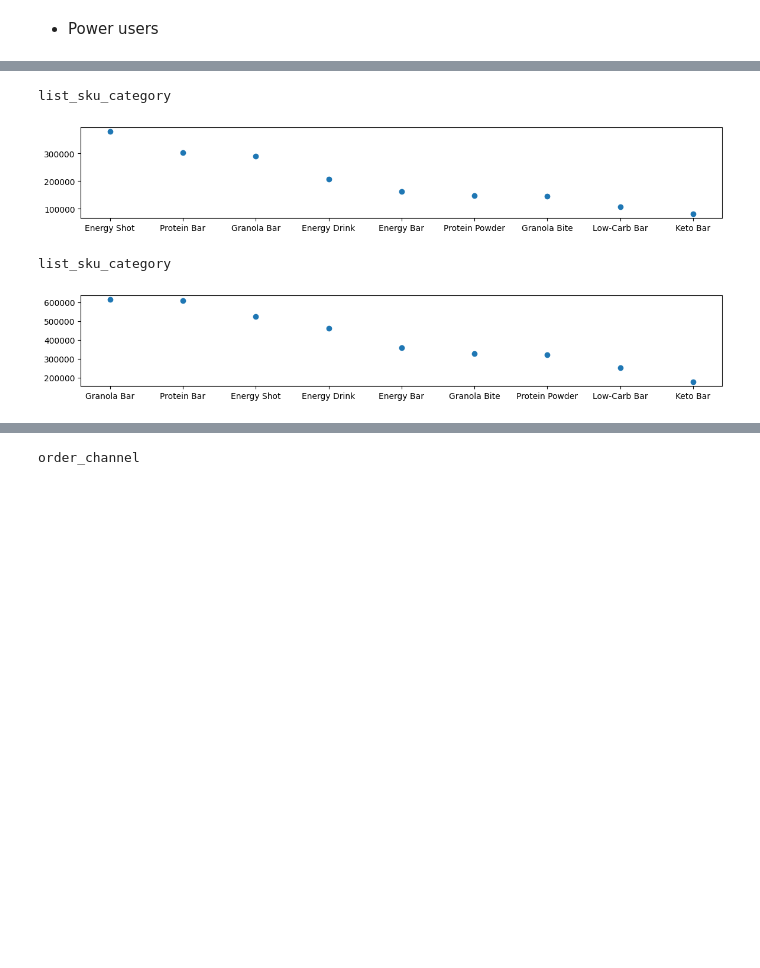
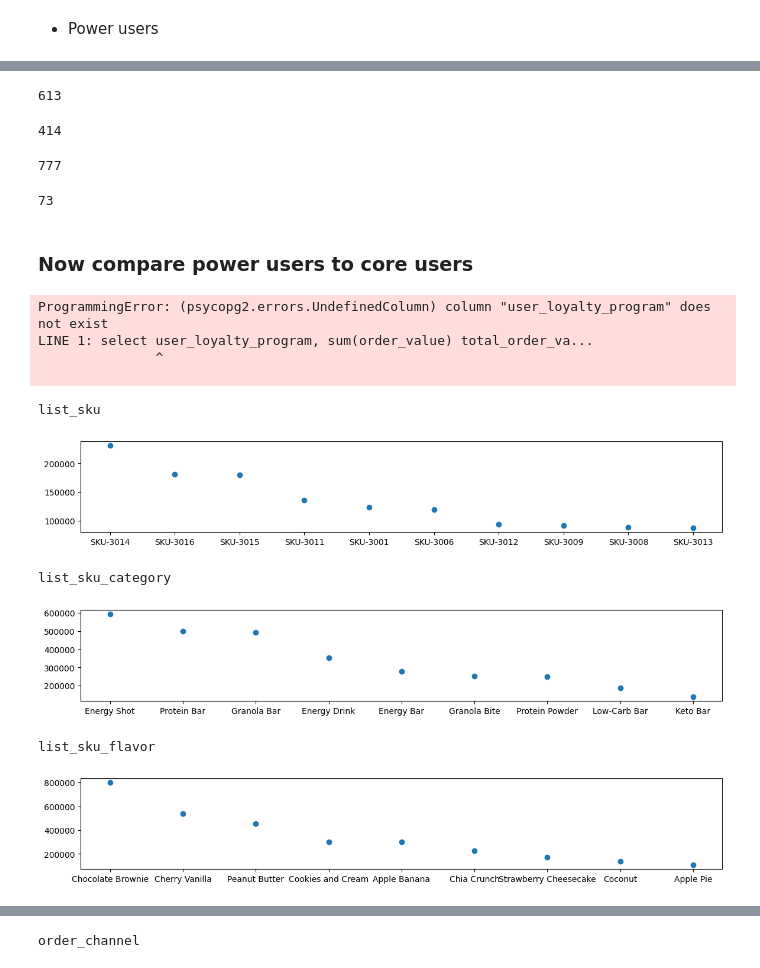
Before and after one commit to tech-interviews-jigsaw/engineering-assessments, a Jupyter notebook: data-analysis/2-willy-wonka/3-customer-percentiles.ipynb, the cells around one changed output, grey strips where cells are left out. Saved outputs shown, nothing was run; the diff lists cells and outputs as text; code cells hidden in the pictures; blank space fills up the shorter version.

```diff
--- a/data-analysis/2-willy-wonka/3-customer-percentiles.ipynb
+++ b/data-analysis/2-willy-wonka/3-customer-percentiles.ipynb
@@ -50,14 +78,52 @@ core_user_orders_df[:2]
+# %%
+core_user_orders_df.index = core_user_orders_df['index']
+core_user_orders_df = core_user_orders_df.drop(columns = ['index'])
+core_user_orders_df.to_sql('core_user_orders', engine)
+# %% [output]
+613
+# %%
+power_user_orders_df = orders_df.loc[power_users.user_id]
+power_user_orders_df = power_user_orders_df.drop(columns = ['index'])
+power_user_orders_df.index = list(range(0, 46414))
+power_user_orders_df.to_sql('power_user_orders', engine, if_exists='replace')
+# %% [output]
+414
+# %%
+query = """select user_id, sum(order_value) as order_value, max(user_age) as user_age, max(user_gender) user_gender, max(order_store_city) order_store_city, max(order_store_id) order_store_id, max(user_loyalty_program) user_loyalty_program from power_user_orders group by user_id"""
+#
+power_users = pd.read_sql(query, engine)
+
+power_users.to_sql('power_users', engine, if_exists = 'replace')
+# %% [output]
+777
+# %%
+query = """select user_id, sum(order_value) as order_value, max(user_age) as user_age, max(user_gender) user_gender, max(order_store_city) order_store_city, max(order_store_id) order_store_id from core_user_orders group by user_id
+"""
+#
+core_users = pd.read_sql(query, engine)
+
+core_users.to_sql('core_users', engine, if_exists = 'replace')
+# %% [output]
+73
+# %% [markdown]
+### Now compare power users to core users
 # %%
 from lib import build_grouped_bys, group_and_print, timing_cols, product_cols, marketing_cols, location_cols
 
-user_cols = ['user_age', 'user_gender']
+user_cols = ['user_age', 'user_gender', 'user_loyalty_program']
 
-group_and_print(power_user_orders_df, product_cols[1:2])
+group_and_print('power_users', user_cols, engine)
 # %% [output]
-list_sku_category
+ProgrammingError: (psycopg2.errors.UndefinedColumn) column "user_loyalty_program" does not exist
+LINE 1: select user_loyalty_program, sum(order_value) total_order_va...
+               ^
+
-[figure, removed]
 # %%
-group_and_print(core_user_orders_df, product_cols[1:2])
+group_and_print('power_user_orders', product_cols, engine)
 # %% [output]
-list_sku_category
+list_sku
-[figure, old version]
+[figure, new version]
+list_sku_category
+[figure, added]
+list_sku_flavor
+[figure, added]
```
Also changed, not shown: parts of 17 cells of this notebook, 3 other files.
